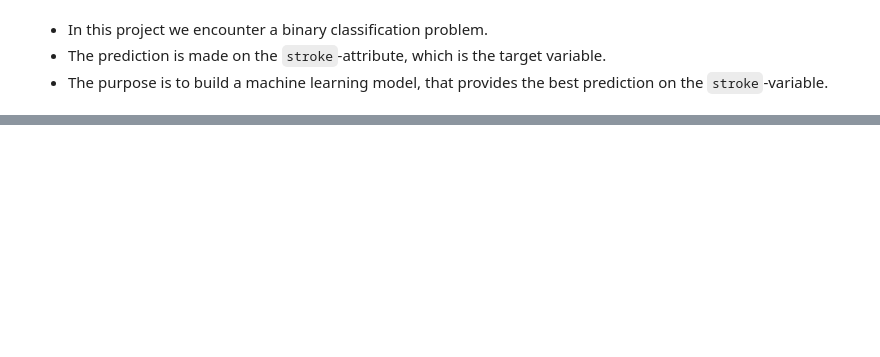
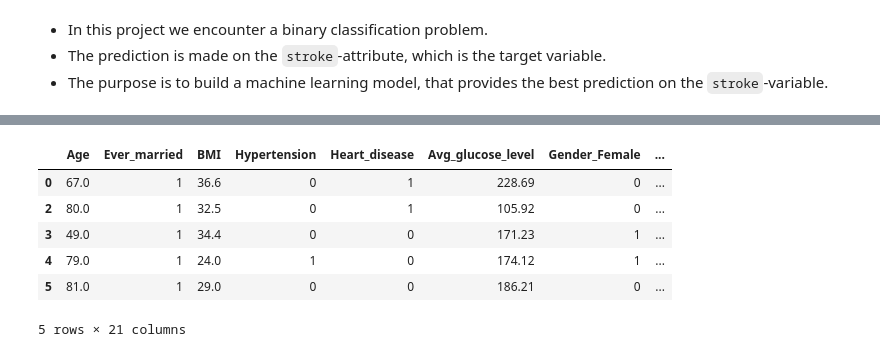
Before and after one commit to helenaglaring/BDM, a Jupyter notebook: BDM_stroke_prediction.ipynb, the cells around one changed output, grey strips where cells are left out. Saved outputs shown, nothing was run; the diff lists cells and outputs as text; code cells hidden in the pictures; blank space fills up the shorter version.

```diff
--- a/BDM_stroke_prediction.ipynb
+++ b/BDM_stroke_prediction.ipynb
@@ -296,0 +313,20 @@ df.head()
+# %%
+# encode categorical attributes
+encoded = pd.get_dummies(df)
+df = encoded
+# %%
+# Shifting the column with the target variable "Stroke" to the last column of dataframe to perform iloc
+shift = df['Stroke']
+df = df.drop('Stroke', axis = 1)
+df = df.join(shift)
+# %%
+# Dataframe after pre-processing
+df.head()
+# %% [output]
+|  | Age | Ever_married | BMI | Hypertension | Heart_disease | Avg_glucose_level | Gender_Female | ... |
+| 0 | 67.0 | 1 | 36.6 | 0 | 1 | 228.69 | 0 | ... |
+| 2 | 80.0 | 1 | 32.5 | 0 | 1 | 105.92 | 0 | ... |
+| 3 | 49.0 | 1 | 34.4 | 0 | 0 | 171.23 | 1 | ... |
+| 4 | 79.0 | 1 | 24.0 | 1 | 0 | 174.12 | 1 | ... |
+| 5 | 81.0 | 1 | 29.0 | 0 | 0 | 186.21 | 0 | ... |
+5 rows × 21 columns
```
Also changed, not shown: parts of 23 cells of this notebook.
